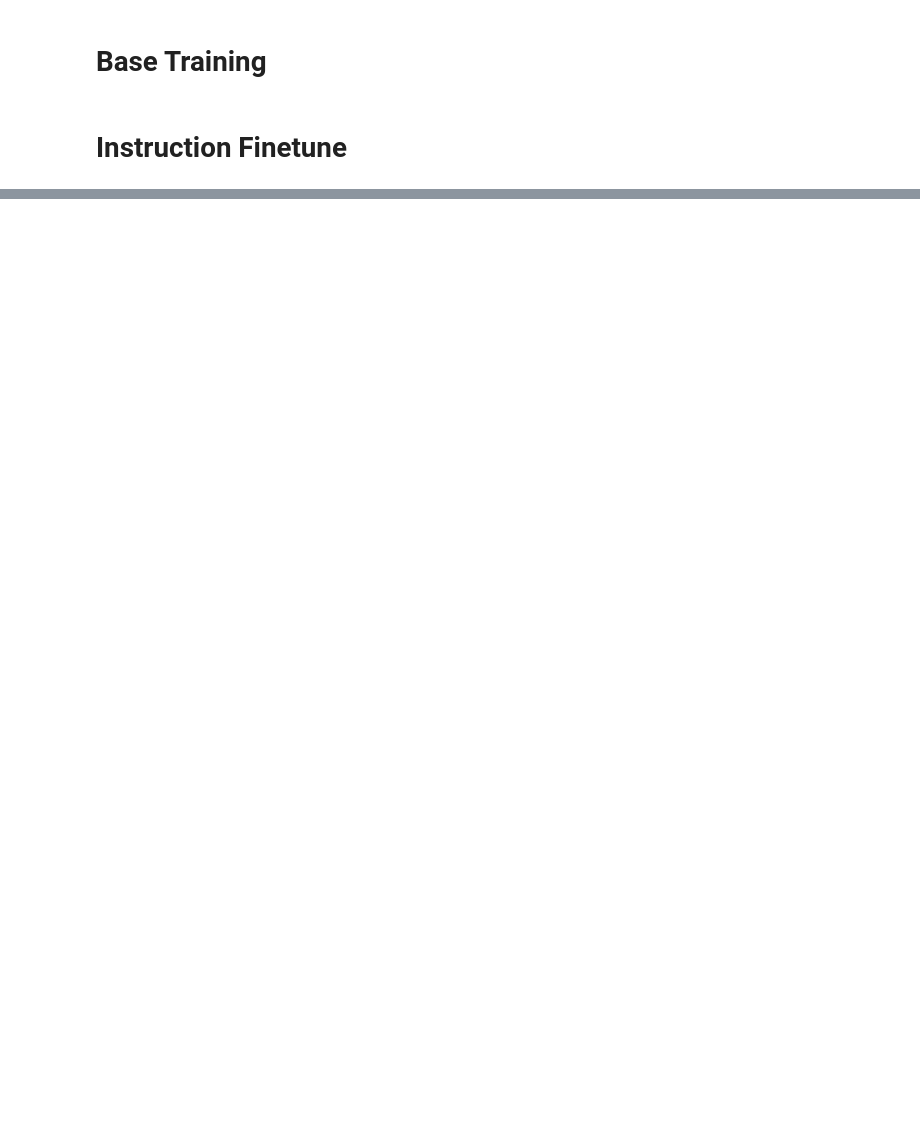
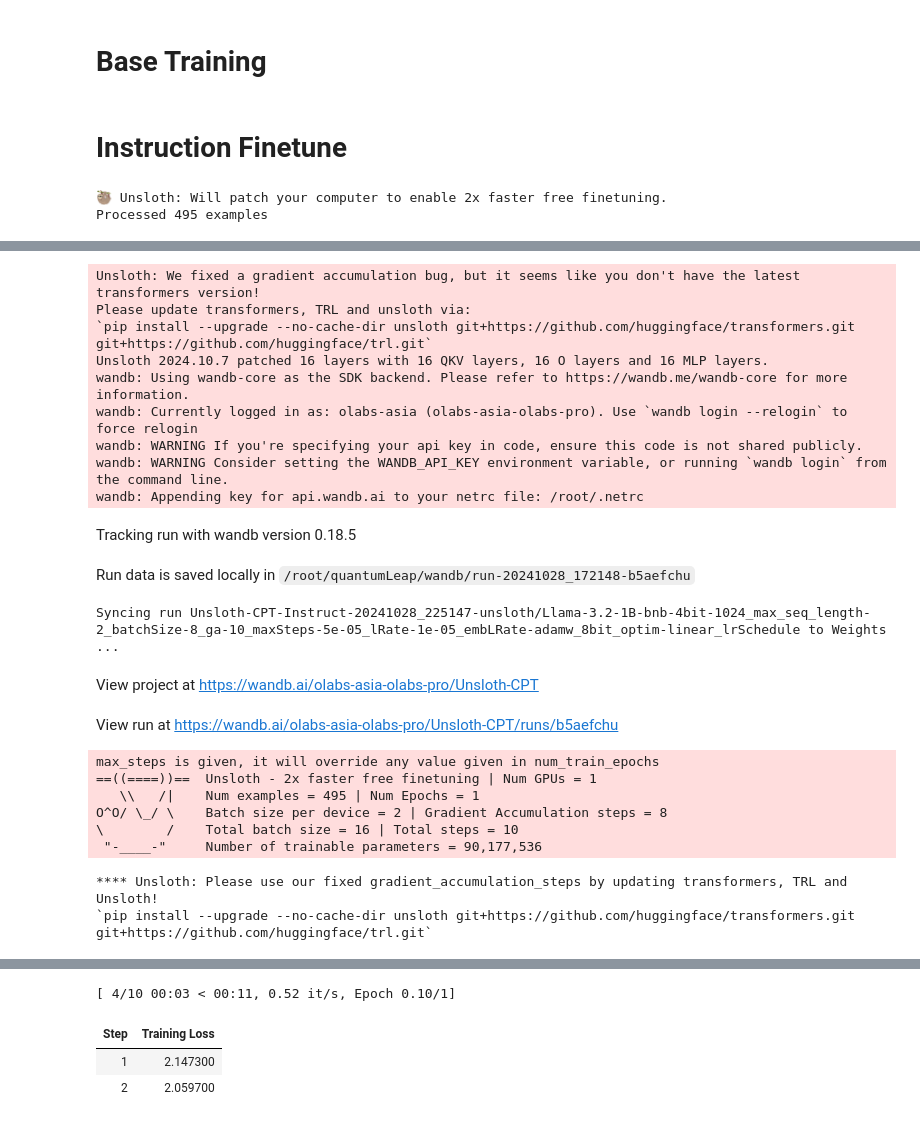
Before and after one commit to rafatsiddiqui9/quantumLeap, a Jupyter notebook: qleap-unsloth-claude.ipynb, the cells around one changed output, grey strips where cells are left out. Drawn from its saved outputs; the diff is of its cells as text; code cells hidden in the pictures; blank space fills up the shorter version.

```diff
--- a/qleap-unsloth-claude.ipynb
+++ b/qleap-unsloth-claude.ipynb
@@ -163,10 +163,7 @@ import torch
 max_seq_length = 1024 # Choose any! We auto support RoPE Scaling internally!
 dtype = None # None for auto detection. Float16 for Tesla T4, V100, Bfloat16 for Ampere+
 load_in_4bit = True # Use 4bit quantization to reduce memory usage. Can be False.
-
-
-
-
+base_model_slug = "unsloth/Llama-3.2-1B-bnb-4bit"
 
 model, tokenizer = FastLanguageModel.from_pretrained(
     model_name = base_model_slug, # Choose ANY! eg teknium/OpenHermes-2.5-Mistral-7B
@@ -175,7 +172,6 @@ model, tokenizer = FastLanguageModel.from_pretrained(
     load_in_4bit = load_in_4bit,
     token = "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", # use one if using gated models like meta-llama/Llama-2-7b-hf
 )
-
 
 # ----------------------------- #
 # Part 5: : Load the Tokenizer and Model
@@ -290,7 +286,6 @@ run_name = f"""Unsloth-CPT-Base-{formatted_datetime}-{base_model_slug}-{max_seq_
 # Example: export WANDB_API_KEY="your_api_key"
 wandb.login(key="1ca3c5e9222c2504acbc07cf7f88267006ae68c4")  # Consider using environment variables for security
 wandb.init(project="Unsloth-CPT", name=run_name)
-
 
 trainer = UnslothTrainer(
     model = model,
@@ -713,7 +708,7 @@ model.save_pretrained("lora_model_pum_instruct") # Local saving
 tokenizer.save_pretrained("lora_model_pum_instruct")
 
 !huggingface-cli login --token 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 --add-to-git-credential
-if True:
+if False:
     model.push_to_hub("olabs-ai/qLeap_instruct_v01", token = "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") # Online saving
     tokenizer.push_to_hub("olabs-ai/qLeap_instruct_v01", token = "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") # Online saving
     model.push_to_hub_gguf("olabs-ai/qLeap_instruct_v01", tokenizer, quantization_method = "q4_k_m", token = "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")
@@ -790,3 +785,6 @@ outputs = model.generate(
 
 # Optional: Print the full response
 print(tokenizer.decode(outputs[0], skip_special_tokens=True))
+# %% [output]
+🦥 Unsloth: Will patch your computer to enable 2x faster free finetuning.
+Processed 495 examples
@@ -792,0 +810,22 @@ print(tokenizer.decode(outputs[0], skip_special_tokens=True))
+Unsloth: We fixed a gradient accumulation bug, but it seems like you don't have the latest transformers version!
+Please update transformers, TRL and unsloth via:
+`pip install --upgrade --no-cache-dir unsloth git+https://github.com/huggingface/transformers.git git+https://github.com/huggingface/trl.git`
+Unsloth 2024.10.7 patched 16 layers with 16 QKV layers, 16 O layers and 16 MLP layers.
+wandb: Using wandb-core as the SDK backend. Please refer to https://wandb.me/wandb-core for more information.
+wandb: Currently logged in as: olabs-asia (olabs-asia-olabs-pro). Use `wandb login --relogin` to force relogin
+wandb: WARNING If you're specifying your api key in code, ensure this code is not shared publicly.
+wandb: WARNING Consider setting the WANDB_API_KEY environment variable, or running `wandb login` from the command line.
+wandb: Appending key for api.wandb.ai to your netrc file: /root/.netrc
+Tracking run with wandb version 0.18.5
+Run data is saved locally in /root/quantumLeap/wandb/run-20241028_172148-b5aefchu
+Syncing run Unsloth-CPT-Instruct-20241028_225147-unsloth/Llama-3.2-1B-bnb-4bit-1024_max_seq_length-2_batchSize-8_ga-10_maxSteps-5e-05_lRate-1e-05_embLRate-adamw_8bit_optim-linear_lrSchedule to Weights ...
+View project at https://wandb.ai/olabs-asia-olabs-pro/Unsloth-CPT
+View run at https://wandb.ai/olabs-asia-olabs-pro/Unsloth-CPT/runs/b5aefchu
+max_steps is given, it will override any value given in num_train_epochs
+==((====))==  Unsloth - 2x faster free finetuning | Num GPUs = 1
+   \\   /|    Num examples = 495 | Num Epochs = 1
+O^O/ \_/ \    Batch size per device = 2 | Gradient Accumulation steps = 8
+\        /    Total batch size = 16 | Total steps = 10
+ "-____-"     Number of trainable parameters = 90,177,536
+**** Unsloth: Please use our fixed gradient_accumulation_steps by updating transformers, TRL and Unsloth!
+`pip install --upgrade --no-cache-dir unsloth git+https://github.com/huggingface/transformers.git git+https://github.com/huggingface/trl.git`
@@ -792,0 +833,4 @@ print(tokenizer.decode(outputs[0], skip_special_tokens=True))
+[ 4/10 00:03 < 00:11, 0.52 it/s, Epoch 0.10/1]
+| Step | Training Loss |
+| 1 | 2.147300 |
+| 2 | 2.059700 |
```
Also changed, not shown: parts of 1 cell of this notebook, 5 other files.
